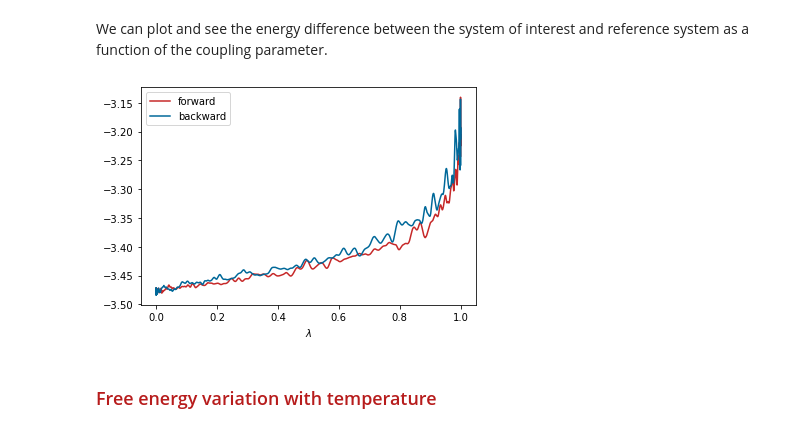
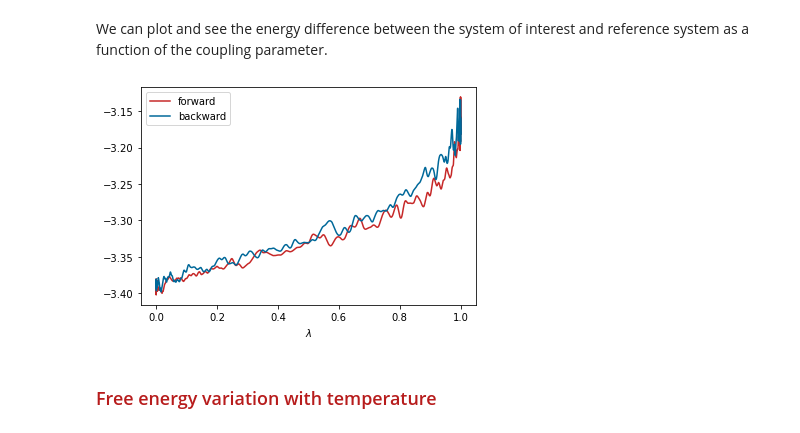
Before and after one commit to pyiron-workshop/NFDI-Matwerk-workshop-2023, a Jupyter notebook: matwerk_workshop/02_phase_diagram/tutorial_1.ipynb, the cells around one changed output. Cells and saved outputs as stored; diff of their text form; code cells hidden in the pictures.

```diff
--- a/matwerk_workshop/02_phase_diagram/tutorial_1.ipynb
+++ b/matwerk_workshop/02_phase_diagram/tutorial_1.ipynb
@@ -211,5 +216,5 @@ al_sol.view_potentials().head()
 # %%
-al_sol.potential = "Al-atomicrex"
+al_sol.potential = "2005--Mendelev-M-I--Al-Fe--LAMMPS--ipr1"
 # %% [markdown]
 We run the job on four cores
 # %%
@@ -247,14 +252,14 @@ The sum of which gives the energy.
 # %% [markdown]
 We can plot and see the energy difference between the system of interest and reference system as a function of the coupling parameter.
 # %%
-plt.plot(al_sol.output.forward_lambda, al_sol.output.forward_energy_diff[0],
+plt.plot(al_sol.output.fe.forward['lambda'], al_sol.output.fe.forward.energy_diff[0],
          label="forward", color='#C62828')
-plt.plot(al_sol.output.backward_lambda, al_sol.output.backward_energy_diff[0],
+plt.plot(al_sol.output.fe.backward['lambda'], al_sol.output.fe.backward.energy_diff[0],
          label="backward", color='#006899')
 plt.legend()
 plt.xlabel(r"$\lambda$");
 # %% [output]
-[figure, old version]
+[figure, new version]
 # %% [markdown]
 ### <font style="color:#B71C1C" face="Helvetica" > Free energy variation with temperature </font>
 # %% [markdown]
```
Also changed, not shown: parts of 17 cells of this notebook.
